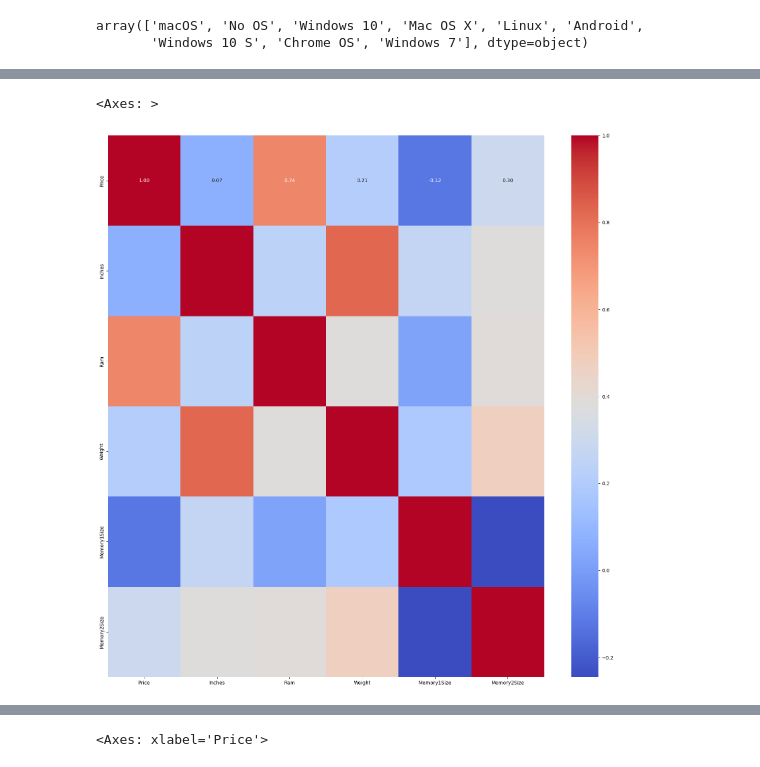
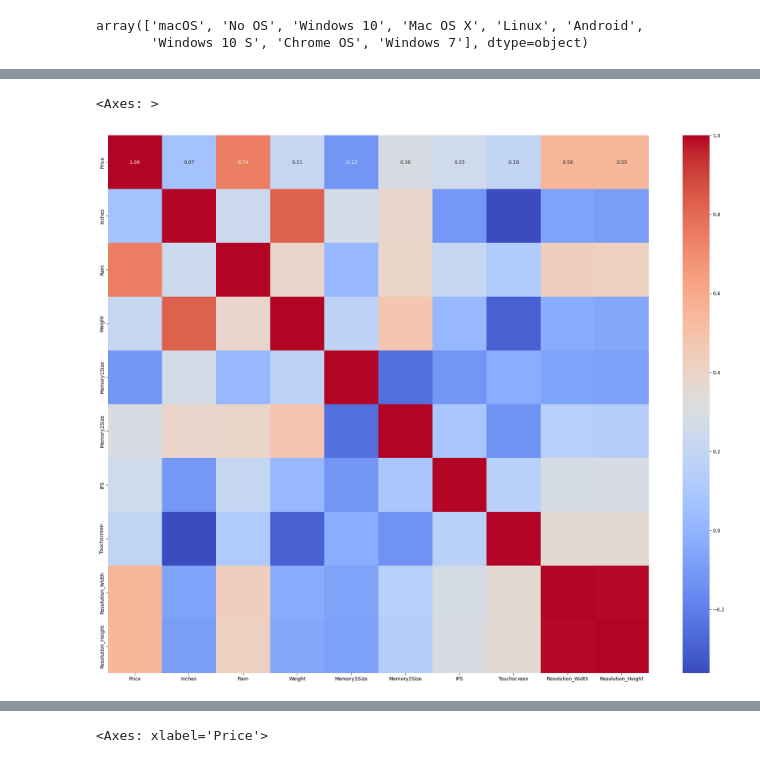
Before and after one commit to zafermesut/ai-crash-course, a Jupyter notebook: Homeworks/Laptop Price Prediction - Regression/Laptop Price Prediction.ipynb, the cells around one changed output, grey strips where cells are left out. Saved outputs shown, nothing was run; the diff lists cells and outputs as text; code cells hidden in the pictures.

```diff
--- a/Homeworks/Laptop Price Prediction - Regression/Laptop Price Prediction.ipynb
+++ b/Homeworks/Laptop Price Prediction - Regression/Laptop Price Prediction.ipynb
@@ -368,9 +359,18 @@ df.head()
+# %%
+df['IPS'] = df['ScreenResolution'].apply(lambda x: 1 if 'IPS' in x else 0)
+df['Touchscreen'] = df['ScreenResolution'].apply(lambda x: 1 if 'Touchscreen' in x else 0)
+
+df['ScreenResolution'] = df['ScreenResolution'].str.extract(r'(\d+x\d+)')
+df[['Resolution_Width', 'Resolution_Height']] = df['ScreenResolution'].str.split('x', expand=True)
+df.Resolution_Width = df.Resolution_Width.astype('int64')
+df.Resolution_Height = df.Resolution_Height.astype('int64')
+df.drop('ScreenResolution', axis=1, inplace=True)
 # %%
-plt.figure(figsize=(20, 20))
+plt.figure(figsize=(25, 20))
 sns.heatmap(df.corr(numeric_only=True), annot=True, cmap='coolwarm', fmt='.2f')
 # %% [output]
 <Axes: >
-[figure, old version]
+[figure, new version]
 # %%
 df.head()
 # %% [output]
```
Also changed, not shown: parts of 37 cells of this notebook, 2 other files.
